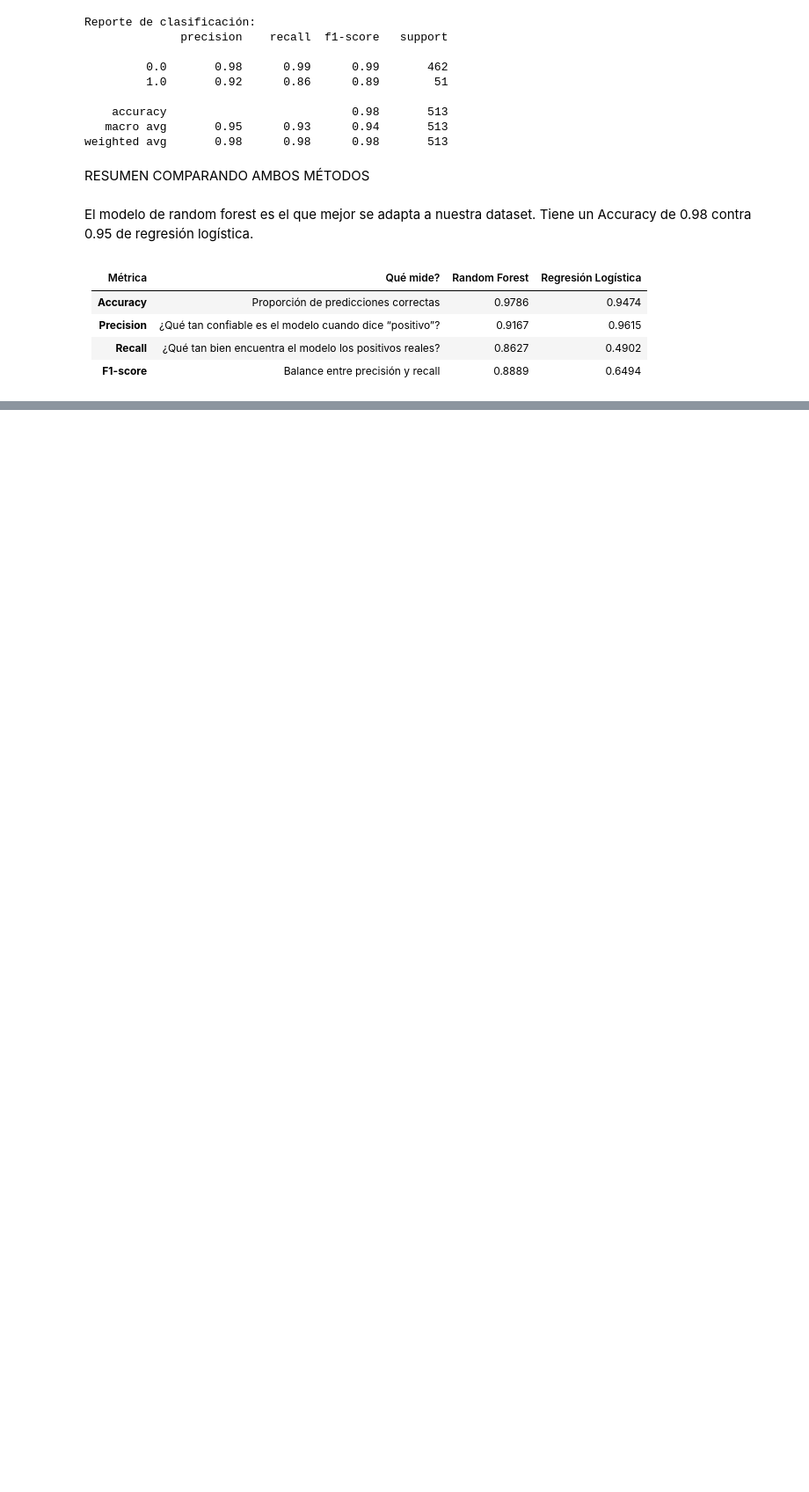
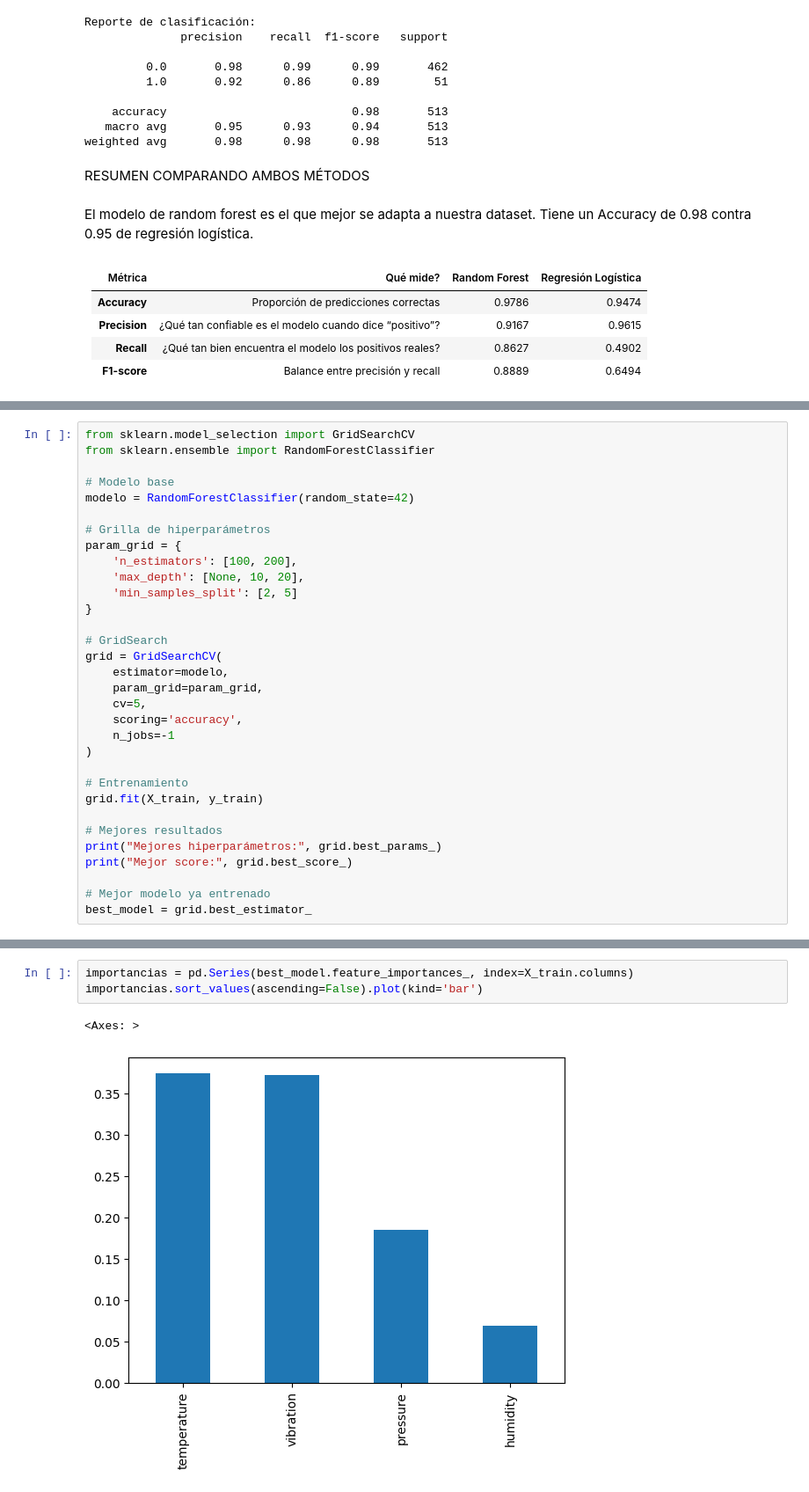
Before and after one commit to VictoriaP1997/ds2coderhouse, a Jupyter notebook: ProyectoFinalDS2VictoriaPalma.ipynb, the cells around one changed output, grey strips where cells are left out. Shown at 88% size. Saved outputs shown, nothing was run; the diff lists cells and outputs as text; blank space fills up the shorter version.

```diff
--- a/ProyectoFinalDS2VictoriaPalma.ipynb
+++ b/ProyectoFinalDS2VictoriaPalma.ipynb
@@ -445,0 +606,32 @@ Total de registros: 720
+# %%
+from sklearn.model_selection import GridSearchCV
+from sklearn.ensemble import RandomForestClassifier
+
+# Modelo base
+modelo = RandomForestClassifier(random_state=42)
+
+# Grilla de hiperparámetros
+param_grid = {
+    'n_estimators': [100, 200],
+    'max_depth': [None, 10, 20],
+    'min_samples_split': [2, 5]
+}
+
+# GridSearch
+grid = GridSearchCV(
+    estimator=modelo,
+    param_grid=param_grid,
+    cv=5,
+    scoring='accuracy',
+    n_jobs=-1
+)
+
+# Entrenamiento
+grid.fit(X_train, y_train)
+
+# Mejores resultados
+print("Mejores hiperparámetros:", grid.best_params_)
+print("Mejor score:", grid.best_score_)
+
+# Mejor modelo ya entrenado
+best_model = grid.best_estimator_
@@ -445,0 +641,6 @@ Total de registros: 720
+# %%
+importancias = pd.Series(best_model.feature_importances_, index=X_train.columns)
+importancias.sort_values(ascending=False).plot(kind='bar')
+# %% [output]
+<Axes: >
+[figure, added]
```
Also changed, not shown: parts of 21 cells of this notebook.
